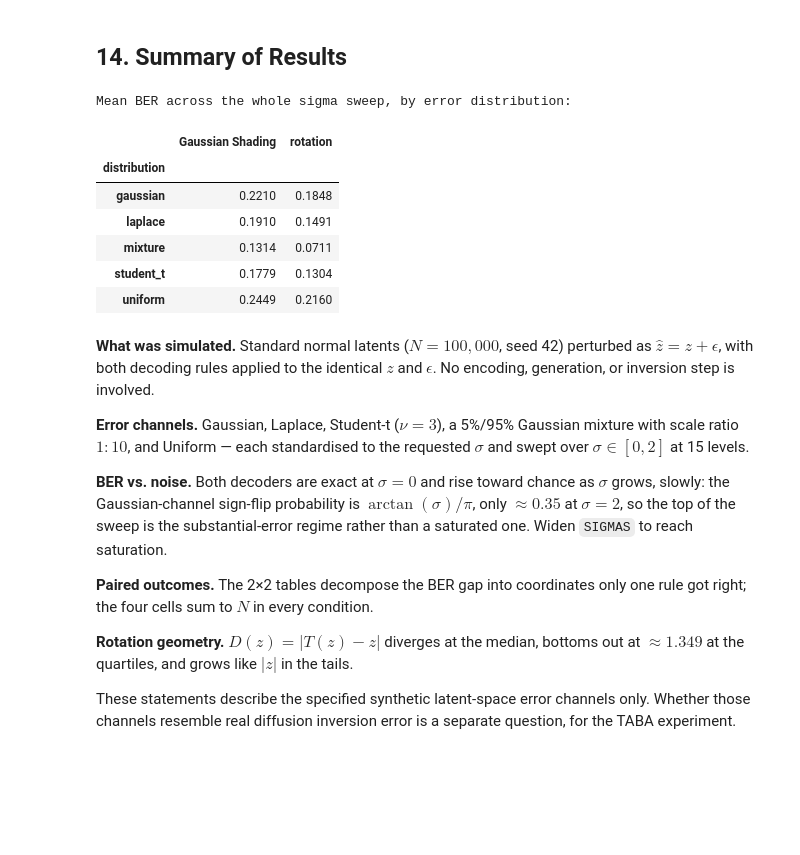
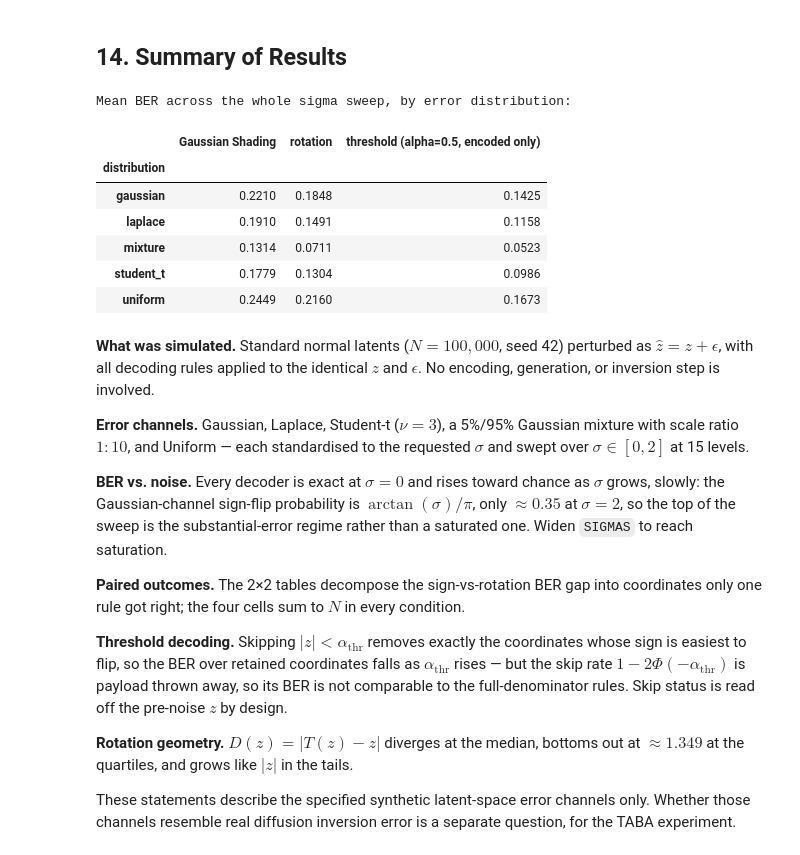
Before and after one commit to samuelcohen1/gaussian_rotation, a Jupyter notebook: gaussian_shading_vs_rotation.ipynb, the cells around one changed output. Drawn from its saved outputs; the diff is of its cells as text; code cells hidden in the pictures; blank space fills up the shorter version.

```diff
--- a/gaussian_shading_vs_rotation.ipynb
+++ b/gaussian_shading_vs_rotation.ipynb
@@ -54,7 +66,8 @@ rng = np.random.default_rng(SEED)   # single generator used for every random dra
 
 N = 100_000                         # coordinates per trial
 SIGMAS = np.linspace(0.0, 2.0, 15)  # error std devs on the x-axis of the main plots
-ALPHA = 0.5                         # percentile shift of the rotation transform
+ROT_ALPHA = 0.5                     # percentile shift of the rotation transform
+THR_ALPHA = 0.5                     # |z| below this is skipped by the threshold decoder
 
 T_DF = 3                            # Student-t degrees of freedom
 MIX_P = 0.05                        # mixture: probability of the heavy component
@@ -97,7 +110,7 @@ cases cannot produce $\pm\infty$.
   $u^2[(1-p)r_1^2 + p r_2^2]$, so $u = \sigma/\sqrt{(1-p)r_1^2 + p r_2^2}$ gives exactly $\sigma^2$.
 - **Uniform** on $[-a,a]$: variance is $a^2/3$, so $a = \sqrt3\,\sigma$.
 # %%
-def rotate_latent(z, alpha=ALPHA):
+def rotate_latent(z, alpha=ROT_ALPHA):
     # T(z) = Phi^-1((Phi(z) + alpha) mod 1). The mod wraps to 0/1 as z -> 0 (Phi(z) -> 0.5),
     # so clipping is what keeps ppf finite at the median.
     u = (stats.norm.cdf(z) + alpha) % 1.0
@@ -140,19 +153,42 @@ def decode_rotation(z, z_hat, t_z=None):
     return np.abs(z_hat - z) > np.abs(z_hat - t_z)
 
 
+def decode_threshold(z, z_hat, alpha=THR_ALPHA):
+    """Bindschaedler-style threshold/skip rule. Coordinates with |z| < alpha are skipped and
+    can never be errors; the rest are decoded by sign. Skip status comes from the pre-noise
+    z by design (see Section 2) - it is never inferred from z_hat. Boundary convention
+    matches the spec: |z| == alpha is encoded, not skipped.
+    Returns (encoded_mask, error_mask); error_mask is True only on encoded coordinates."""
+    encoded = np.abs(z) >= alpha
+    return encoded, encoded & decode_gaussian_shading(z, z_hat)
+
+
+def threshold_stats(encoded, thr_err, n):
+    n_encoded = int(encoded.sum())
+    return {
+        "thr_n_skipped": n - n_encoded,
+        "thr_n_encoded": n_encoded,
+        "thr_skip_rate": (n - n_encoded) / n,
+        "thr_encoded_rate": n_encoded / n,
+        # Denominator is the encoded subset only; NaN rather than 0 when nothing is encoded.
+        "thr_ber": int(thr_err.sum()) / n_encoded if n_encoded else np.nan,
+    }
+
+
 def evaluate_condition(z, dist, sigma, rng, t_z=None):
-    """One (distribution, sigma) condition: draw epsilon, decode with both rules, and
-    return BERs plus the 2x2 matched-pairs counts."""
+    """One (distribution, sigma) condition: draw epsilon, decode with all three rules."""
     eps = generate_error(dist, sigma, z.size, rng)
     z_hat = z + eps
     gs_err = decode_gaussian_shading(z, z_hat)
     rot_err = decode_rotation(z, z_hat, t_z)
+    encoded, thr_err = decode_threshold(z, z_hat)
 
     gs_ber, rot_ber = gs_err.mean(), rot_err.mean()
-    return {
+    row = {
         "distribution": dist, "sigma": sigma,
         "gs_errors": int(gs_err.sum()),
         "rot_errors": int(rot_err.sum()),
+        "thr_errors": int(thr_err.sum()),
         "gs_ber": gs_ber, "rot_ber": rot_ber,
         "ber_diff": rot_ber - gs_ber,     # rotation BER - GS BER
         # Relative change is undefined when the GS BER is exactly 0 (common at small sigma).
@@ -162,11 +198,16 @@ def evaluate_condition(z, dist, sigma, rng, t_z=None):
         "rot_only_correct": int(np.sum(gs_err & ~rot_err)),
         "both_wrong": int(np.sum(gs_err & rot_err)),
     }
+    row.update(threshold_stats(encoded, thr_err, z.size))
+    return row
 
 
-# T(z) depends only on z, which is fixed, so compute it once.
+# T(z) and the skip mask depend only on z, which is fixed, so compute them once.
 T_z = rotate_latent(z)
+ENCODED = np.abs(z) >= THR_ALPHA
 assert np.all(np.isfinite(T_z)), "T(z) produced inf/nan"
 print(f"T(z) finite everywhere; range [{T_z.min():.3f}, {T_z.max():.3f}]")
+print(f"threshold alpha = {THR_ALPHA}: {ENCODED.sum()} encoded, {(~ENCODED).sum()} skipped "
+      f"(skip rate {1 - ENCODED.mean():.4f}, expected {1 - 2 * stats.norm.cdf(-THR_ALPHA):.4f})")
 # %% [output]
 T(z) finite everywhere; range [-4.057, 4.309]
@@ -436,36 +545,41 @@ assert all(bool(v) for v in checks.values()), "a verification check failed"
 # %% [markdown]
 ## 14. Summary of Results
 # %%
-final = results.groupby("distribution")[["gs_ber", "rot_ber"]].mean().round(4)
-final.columns = ["Gaussian Shading", "rotation"]
+final = results.groupby("distribution")[["gs_ber", "rot_ber", "thr_ber"]].mean().round(4)
+final.columns = ["Gaussian Shading", "rotation", f"threshold (alpha={THR_ALPHA}, encoded only)"]
 print("Mean BER across the whole sigma sweep, by error distribution:")
 display(final)
 final.to_csv(RESULTS_DIR / "summary_table.csv")
 # %% [output]
 Mean BER across the whole sigma sweep, by error distribution:
-|  | Gaussian Shading | rotation |
-| distribution |  |  |
-| gaussian | 0.2210 | 0.1848 |
-| laplace | 0.1910 | 0.1491 |
-| mixture | 0.1314 | 0.0711 |
-| student_t | 0.1779 | 0.1304 |
-| uniform | 0.2449 | 0.2160 |
+|  | Gaussian Shading | rotation | threshold (alpha=0.5, encoded only) |
+| distribution |  |  |  |
+| gaussian | 0.2210 | 0.1848 | 0.1425 |
+| laplace | 0.1910 | 0.1491 | 0.1158 |
+| mixture | 0.1314 | 0.0711 | 0.0523 |
+| student_t | 0.1779 | 0.1304 | 0.0986 |
+| uniform | 0.2449 | 0.2160 | 0.1673 |
 # %% [markdown]
 **What was simulated.** Standard normal latents ($N = 100{,}000$, seed 42) perturbed as
-$\hat z = z + \epsilon$, with both decoding rules applied to the identical $z$ and $\epsilon$. No
+$\hat z = z + \epsilon$, with all decoding rules applied to the identical $z$ and $\epsilon$. No
 encoding, generation, or inversion step is involved.
 
 **Error channels.** Gaussian, Laplace, Student-t ($\nu = 3$), a 5%/95% Gaussian mixture with scale ratio
 $1{:}10$, and Uniform — each standardised to the requested $\sigma$ and swept over $\sigma \in [0,2]$ at
 15 levels.
 
-**BER vs. noise.** Both decoders are exact at $\sigma = 0$ and rise toward chance as $\sigma$ grows,
+**BER vs. noise.** Every decoder is exact at $\sigma = 0$ and rises toward chance as $\sigma$ grows,
 slowly: the Gaussian-channel sign-flip probability is $\arctan(\sigma)/\pi$, only $\approx 0.35$ at
 $\sigma = 2$, so the top of the sweep is the substantial-error regime rather than a saturated one.
 Widen `SIGMAS` to reach saturation.
 
-**Paired outcomes.** The 2×2 tables decompose the BER gap into coordinates only one rule got right; the
-four cells sum to $N$ in every condition.
+**Paired outcomes.** The 2×2 tables decompose the sign-vs-rotation BER gap into coordinates only one
+rule got right; the four cells sum to $N$ in every condition.
+
+**Threshold decoding.** Skipping $|z| < \alpha_{\text{thr}}$ removes exactly the coordinates whose sign
+is easiest to flip, so the BER over retained coordinates falls as $\alpha_{\text{thr}}$ rises — but the
+skip rate $1 - 2\Phi(-\alpha_{\text{thr}})$ is payload thrown away, so its BER is not comparable to
+the full-denominator rules. Skip status is read off the pre-noise $z$ by design.
 
 **Rotation geometry.** $D(z) = |T(z) - z|$ diverges at the median, bottoms out at $\approx 1.349$ at the
 quartiles, and grows like $|z|$ in the tails.
```
Also changed, not shown: parts of 21 cells of this notebook, 10 other files.
